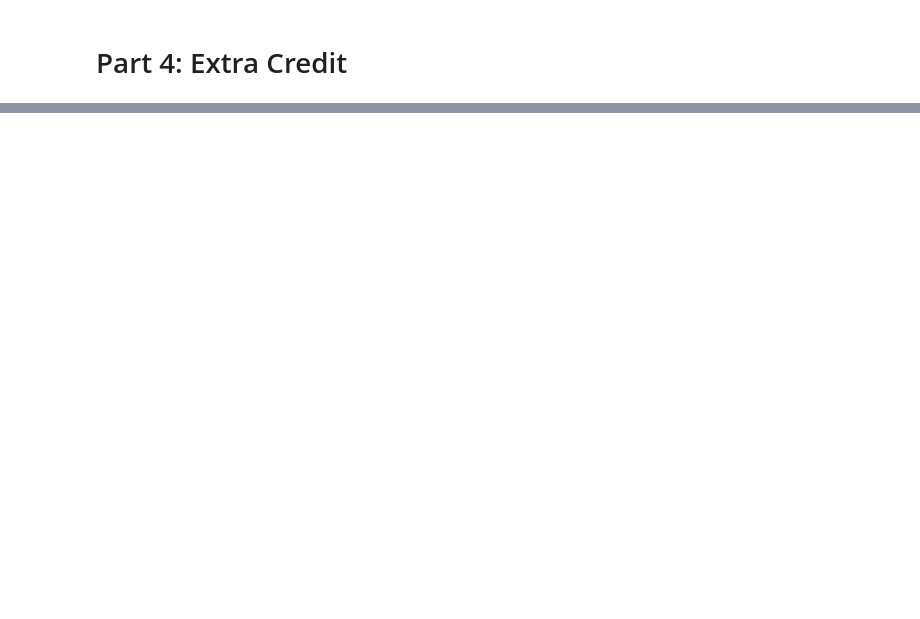
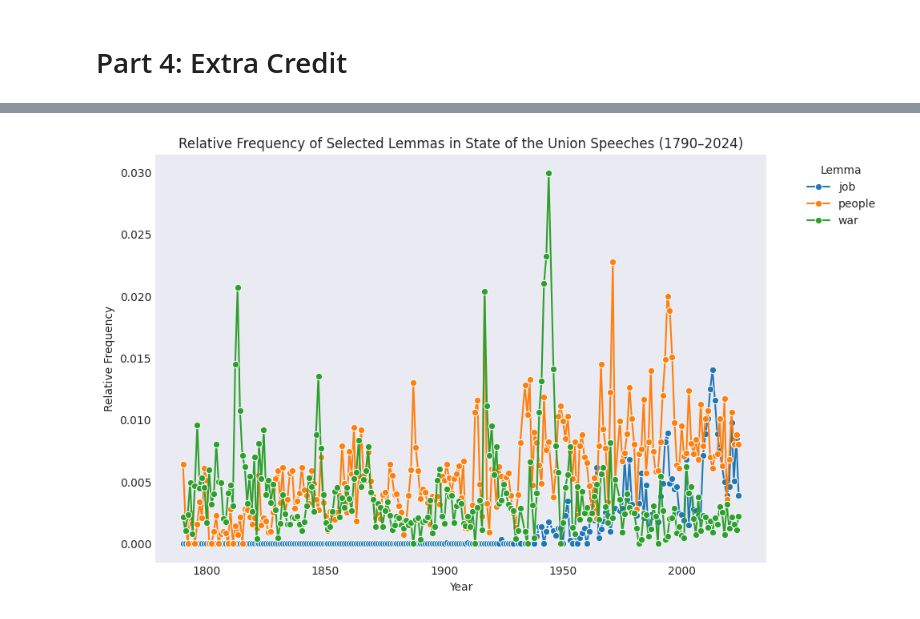
Before and after one commit to UCB-stat-159-f25/proj02-group16, a Jupyter notebook: nlp-P04.ipynb, the cells around one changed output, grey strips where cells are left out. Saved outputs shown, nothing was run; the diff lists cells and outputs as text; code cells hidden in the pictures; blank space fills up the shorter version.

```diff
--- a/nlp-P04.ipynb
+++ b/nlp-P04.ipynb
@@ -511,0 +58,37 @@ This section is open ended and your chance to explare any advanced analysis. Ple
+# %%
+target_lemmas = ["war", "job", "people"]
+
+# Build a table of lemma counts and relative frequencies by year
+rows = []
+for year, lemma_counter in year_lemma_counts.items():
+    total = year_total_tokens[year]
+    if total == 0:
+        continue
+    for lemma in target_lemmas:
+        count = lemma_counter.get(lemma, 0)
+        rel_freq = count / total
+        rows.append({"Year": year, "Lemma": lemma, "Count": count, "Relative_Frequency": rel_freq})
+
+freq_df = pd.DataFrame(rows)
+
+freq_df = freq_df.sort_values(["Lemma", "Year"])
+# %%
+plt.figure(figsize=(10, 6))
+sns.lineplot(
+    data=freq_df,
+    x="Year",
+    y="Relative_Frequency",
+    hue="Lemma",
+    marker="o"
+)
+
+plt.title("Relative Frequency of Selected Lemmas in State of the Union Speeches (1790–2024)")
+plt.xlabel("Year")
+plt.ylabel("Relative Frequency")
+plt.legend(title="Lemma", bbox_to_anchor=(1.05, 1), loc="upper left")
+plt.tight_layout()
+
+plt.savefig("outputs/word_frequency_over_time_full.png")
+plt.show()
+# %% [output]
+[figure, added]
```
Also changed, not shown: parts of 77 cells of this notebook.
